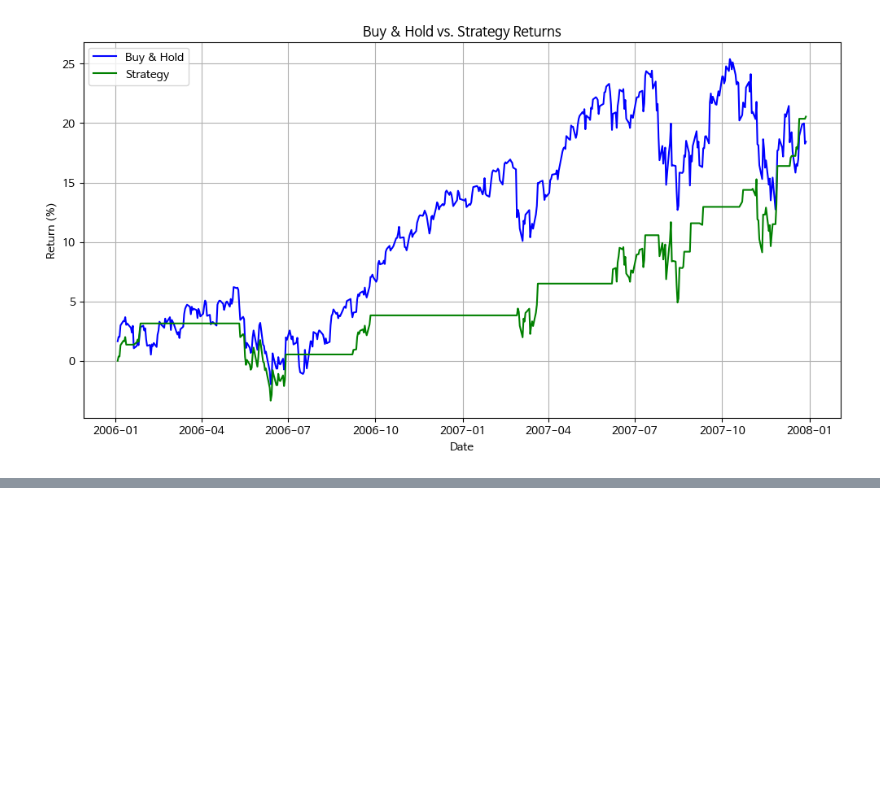
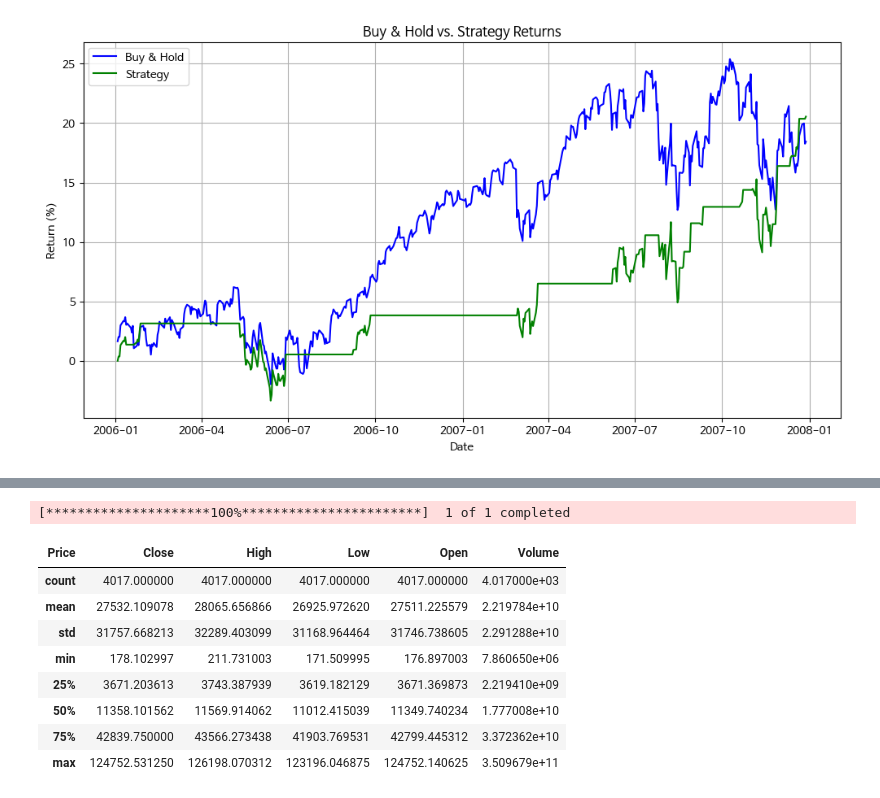
Before and after one commit to JKTajo/Data-Analysis-with-Open-Source, a Jupyter notebook: 오픈소스_데이터_분석_15강.ipynb, the cells around one changed output, grey strips where cells are left out. Cells and saved outputs as stored; diff of their text form; code cells hidden in the pictures; blank space fills up the shorter version.

```diff
--- a/오픈소스_데이터_분석_15강.ipynb
+++ b/오픈소스_데이터_분석_15강.ipynb
@@ -632,0 +633,28 @@ Final All Weather Portfolio Cumulative Return (2016-01-01 to 2026-02-12): 151.97
+# %%
+
+symbol = 'BITCOIN'
+ticker = 'BTC-USD'
+
+## 데이터 수집 날짜 설정 (2014년 1월 1일) ~ (2019년 12월 31일)
+start_date = datetime.datetime(2015, 1, 1)
+end_date = datetime.datetime(2025, 12, 31)
+
+## yfinance를 사용하여 S&P 500 (^GSPC) 데이터를 지정된 기간 동안 다운로드
+df = yf.download(ticker, start=start_date, end=end_date)
+
+## MultiIndex 컬럼에서 두 번째 레벨(보통 'Adj Close' 등)을 제거하여 컬럼 이름을 단순화
+df.columns = df.columns.droplevel(1)
+
+## 다운로드된 DataFrame의 기술 통계량 출력
+df.describe()
+# %% [output]
+[*********************100%***********************]  1 of 1 completed
+| Price | Close | High | Low | Open | Volume |
+| count | 4017.000000 | 4017.000000 | 4017.000000 | 4017.000000 | 4.017000e+03 |
+| mean | 27532.109078 | 28065.656866 | 26925.972620 | 27511.225579 | 2.219784e+10 |
+| std | 31757.668213 | 32289.403099 | 31168.964464 | 31746.738605 | 2.291288e+10 |
+| min | 178.102997 | 211.731003 | 171.509995 | 176.897003 | 7.860650e+06 |
+| 25% | 3671.203613 | 3743.387939 | 3619.182129 | 3671.369873 | 2.219410e+09 |
+| 50% | 11358.101562 | 11569.914062 | 11012.415039 | 11349.740234 | 1.777008e+10 |
+| 75% | 42839.750000 | 43566.273438 | 41903.769531 | 42799.445312 | 3.372362e+10 |
+| max | 124752.531250 | 126198.070312 | 123196.046875 | 124752.140625 | 3.509679e+11 |
```
Also changed, not shown: parts of 5 cells of this notebook.
